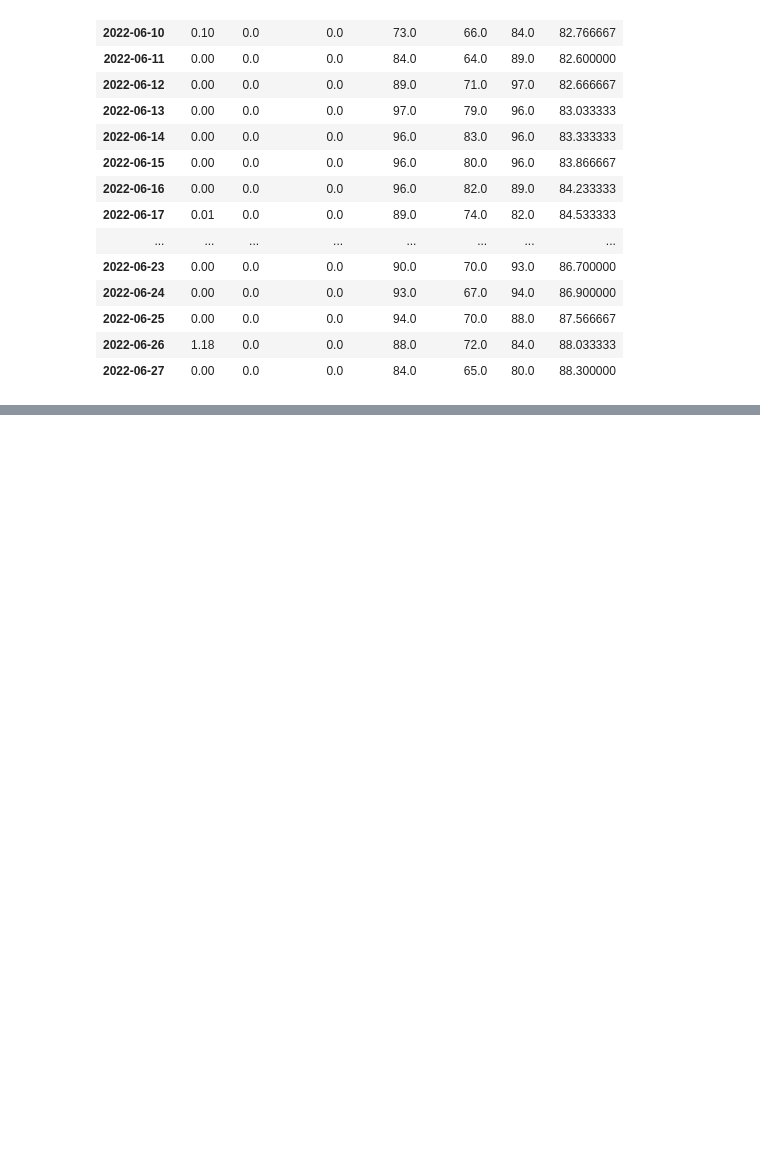
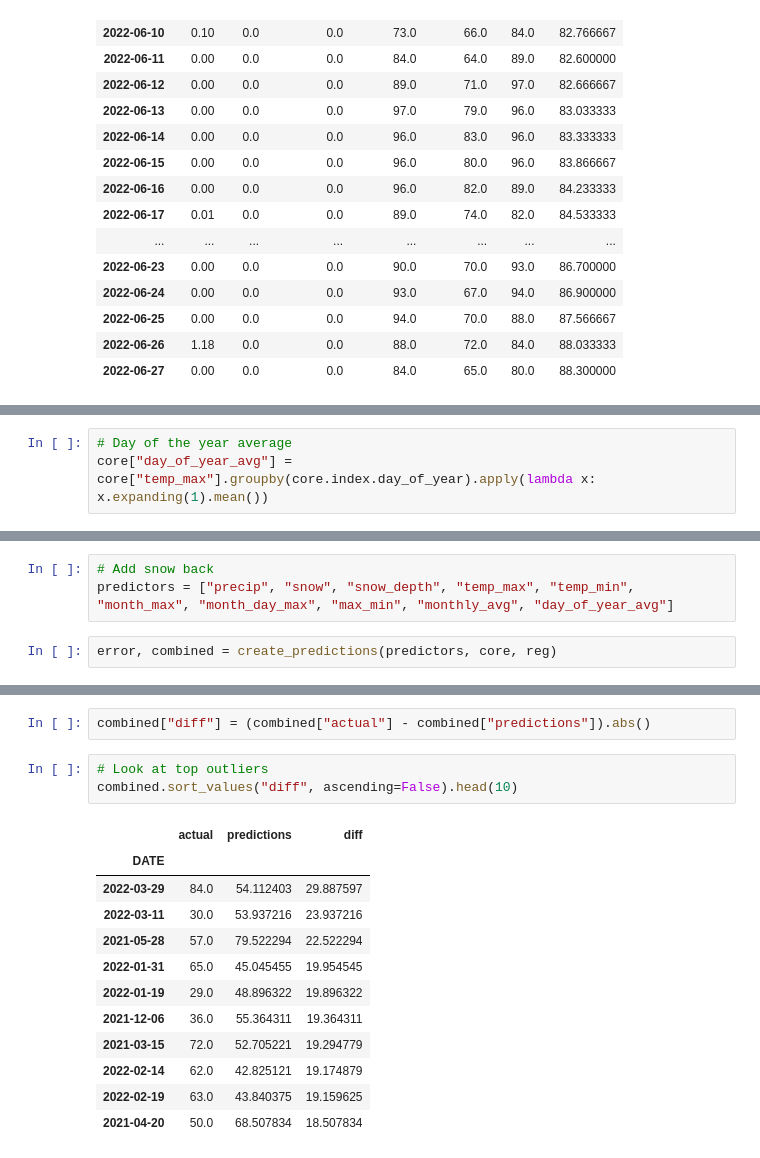
Before and after one commit to Eleanor-Shellstrop/ml-weather, a Jupyter notebook: weather.ipynb, the cells around one changed output, grey strips where cells are left out. Cells and saved outputs as stored; diff of their text form; blank space fills up the shorter version.

```diff
--- a/weather.ipynb
+++ b/weather.ipynb
@@ -443,0 +500,3 @@ core.tail(20)
+# %%
+# Day of the year average
+core["day_of_year_avg"] = core["temp_max"].groupby(core.index.day_of_year).apply(lambda x: x.expanding(1).mean())
@@ -443,0 +512,5 @@ core.tail(20)
+# %%
+# Add snow back
+predictors = ["precip", "snow", "snow_depth", "temp_max", "temp_min", "month_max", "month_day_max", "max_min", "monthly_avg", "day_of_year_avg"]
+# %%
+error, combined = create_predictions(predictors, core, reg)
@@ -443,0 +543,18 @@ core.tail(20)
+# %%
+combined["diff"] = (combined["actual"] - combined["predictions"]).abs()
+# %%
+# Look at top outliers
+combined.sort_values("diff", ascending=False).head(10)
+# %% [output]
+|  | actual | predictions | diff |
+| DATE |  |  |  |
+| 2022-03-29 | 84.0 | 54.112403 | 29.887597 |
+| 2022-03-11 | 30.0 | 53.937216 | 23.937216 |
+| 2021-05-28 | 57.0 | 79.522294 | 22.522294 |
+| 2022-01-31 | 65.0 | 45.045455 | 19.954545 |
+| 2022-01-19 | 29.0 | 48.896322 | 19.896322 |
+| 2021-12-06 | 36.0 | 55.364311 | 19.364311 |
+| 2021-03-15 | 72.0 | 52.705221 | 19.294779 |
+| 2022-02-14 | 62.0 | 42.825121 | 19.174879 |
+| 2022-02-19 | 63.0 | 43.840375 | 19.159625 |
+| 2021-04-20 | 50.0 | 68.507834 | 18.507834 |
```
Also changed, not shown: parts of 19 cells of this notebook.
